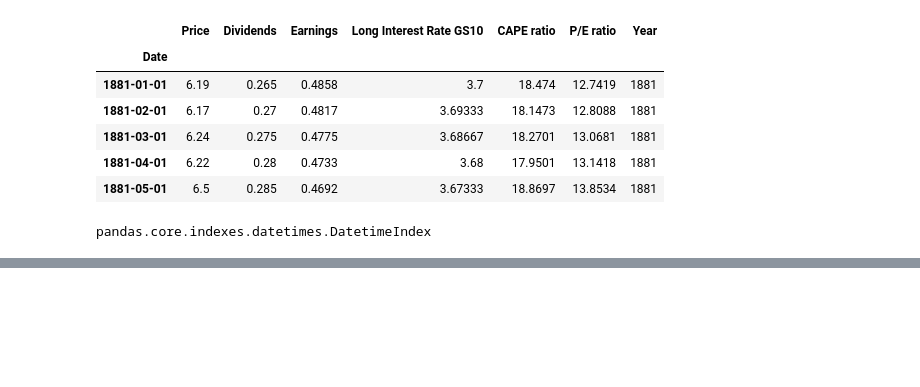
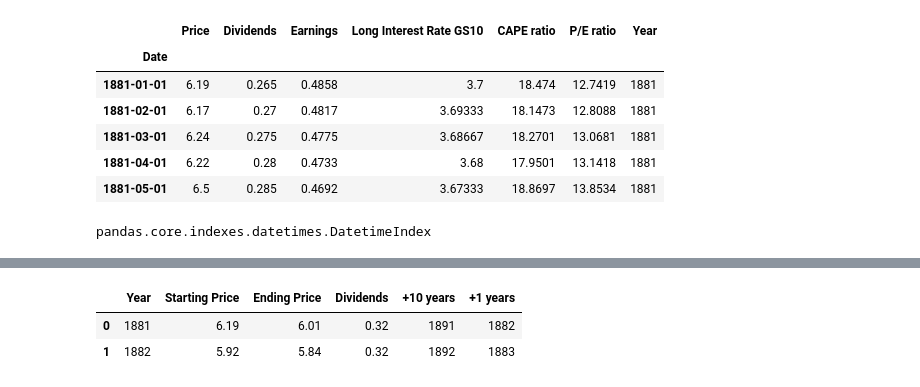
Before and after one commit to emanuelecora/P-E-and-Stock-Market-Return, a Jupyter notebook: Notebook.ipynb, the cells around one changed output, grey strips where cells are left out. Drawn from its saved outputs; the diff is of its cells as text; code cells hidden in the pictures; blank space fills up the shorter version.

```diff
--- a/Notebook.ipynb
+++ b/Notebook.ipynb
@@ -230,0 +231,6 @@ year_df["Ending Price"] = ending_price
+# %%
+year_df.head(2)
+# %% [output]
+|  | Year | Starting Price | Ending Price | Dividends | +10 years | +1 years |
+| 0 | 1881 | 6.19 | 6.01 | 0.32 | 1891 | 1882 |
+| 1 | 1882 | 5.92 | 5.84 | 0.32 | 1892 | 1883 |
```
Also changed, not shown: parts of 18 cells of this notebook.
